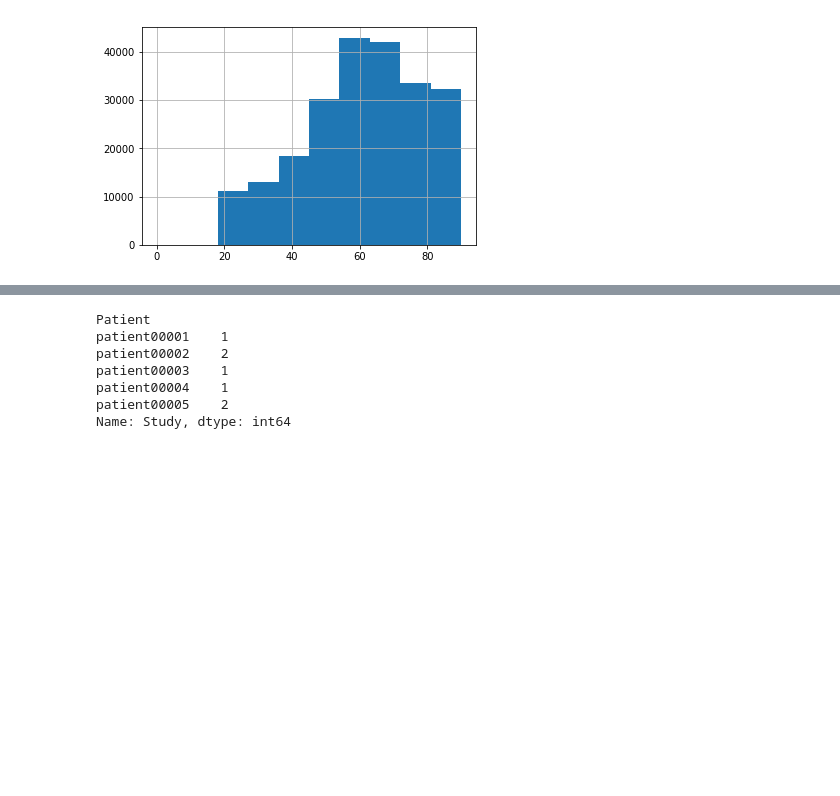
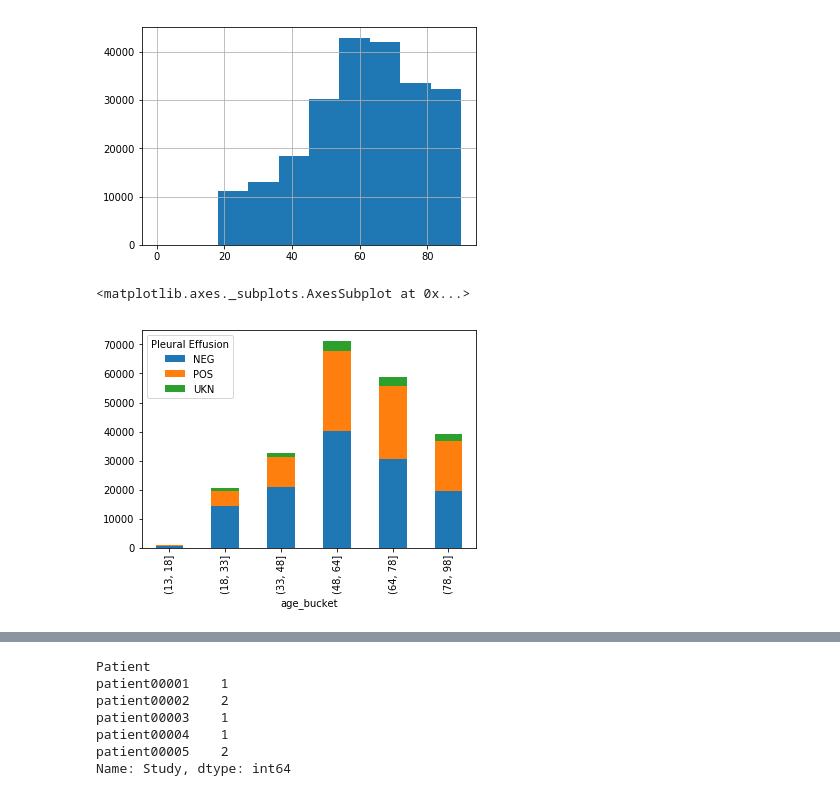
Before and after one commit to nateewall/AutomatedPathologyDetection, a Jupyter notebook: PreliminaryExploration.ipynb, the cells around one changed output, grey strips where cells are left out. Cells and saved outputs as stored; diff of their text form; code cells hidden in the pictures; blank space fills up the shorter version.

```diff
--- a/PreliminaryExploration.ipynb
+++ b/PreliminaryExploration.ipynb
@@ -49,16 +42,22 @@ pathology = ['No Finding','Enlarged Cardiomediastinum', 'Cardiomegaly', 'Lung Op
        'Lung Lesion', 'Edema', 'Consolidation', 'Pneumonia', 'Atelectasis',
        'Pneumothorax', 'Pleural Effusion', 'Pleural Other', 'Fracture','Support Devices']
 #mapping to different labels
-labelMap = {'0.0': 0, '1.0' : 1, '-1.0' : 1}
+labelMap = {'0.0': 'NEG', '1.0' : 'POS', '-1.0' : 'UKN'}
+
+# #remove the unknown class
+# train = train[train['Pleural Effusion'] != '-1.0']
 
 for p in pathology:
     train[p].loc[train[p].isna()] = '0.0'
     train[p] = train[p].map(labelMap)
 
+
 ##clean up the age to int then create buckets
 train['Age'] = train['Age'].astype(str).astype(int)
 age_buckets = [0, 2, 5, 13, 18, 33, 48, 64, 78, 98]
 train['age_bucket'] = pd.cut(train['Age'], age_buckets)
+
+train = train[train['Sex'] != 'Unknown']
 
 ##parse the path into the respective categories
 new = train["Path"].str.split("/", n = 5, expand = True)
@@ -90,3 +85,9 @@ train['Age'].hist().plot()
 # %% [output]
 []
 [figure]
+# %%
+age_groups = train.groupby(['age_bucket', 'Pleural Effusion']).size().unstack()
+age_groups.plot(kind="bar", stacked=True)
+# %% [output]
+<matplotlib.axes._subplots.AxesSubplot at 0x...>
+[figure, added]
```
Also changed, not shown: parts of 9 cells of this notebook, 1 other file.
